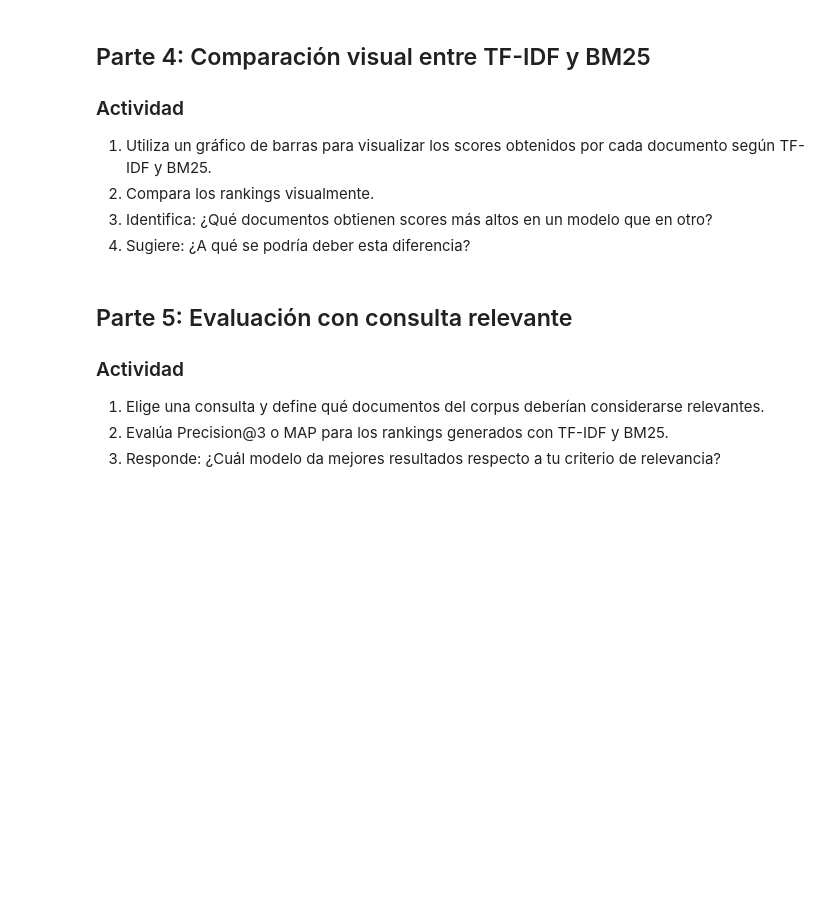
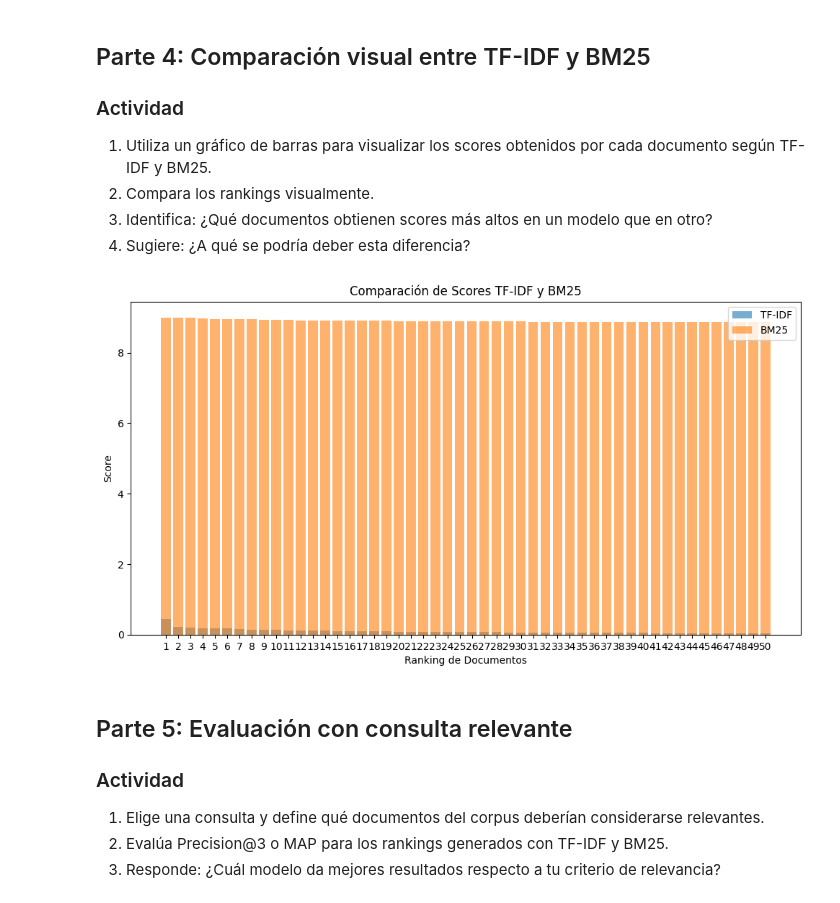
Before and after one commit to WilsonInga/ir25a, a Jupyter notebook: notebooks/04bm25-Wilson-Inga.ipynb, the cells around one changed output. Drawn from its saved outputs; the diff is of its cells as text; code cells hidden in the pictures; blank space fills up the shorter version.

```diff
--- a/notebooks/04bm25-Wilson-Inga.ipynb
+++ b/notebooks/04bm25-Wilson-Inga.ipynb
@@ -117,4 +67,0 @@ print(df)
-# %%
-vectorizer = TfidfVectorizer()
-corpus_vect = vectorizer.fit_transform(corpus_n)
-print(f"Shape del TF-IDF matrix: {corpus_vect.shape}")
@@ -202,6 +90,7 @@ print(query_vect)
 ### Calcular la similitud coseno
 # %%
 from sklearn.metrics.pairwise import cosine_similarity
-dist = cosine_similarity(query_vect, corpus_vect).flatten() # dist arreglo de similitudes de la consulta y cada documento entre [0-1]
+ # dist arreglo de similitudes de la consulta y cada documento entre [0-1]
+dist = cosine_similarity(query_vect, X).flatten()
 print(dist)
 # %% [output]
@@ -217,7 +106,7 @@ ranking_indices = dist.argsort()[::-1] # argsort devuelve índices de menor a ma
 # Construcción del DataFrame
 resultados = pd.DataFrame({
     'Ranking': range(1, top_k + 1),
-    'Documento': [corpus_n[i][:40].replace('\n', ' ') + '...' for i in ranking_indices[:top_k]],
+    'Documento': [corpus[i][:40].replace('\n', ' ') + '...' for i in ranking_indices[:top_k]],
     'Similitud coseno': [dist[i] for i in ranking_indices[:top_k]],
     #'Categoría': [target_names[target[i]] for i in ranking_indices[:top_k]] #
 })
@@ -256,7 +145,7 @@ print(resultados)
 from rank_bm25 import BM25Okapi
 
 # Crear el modelo BM25
-bm25 = BM25Okapi(corpus_n)
+bm25 = BM25Okapi(corpus)
 # Scores BM25 para la consulta
 scores_bm25 = bm25.get_scores(query)
 # Ranking de índices BM25
@@ -264,7 +153,7 @@ ranking_indices_bm25 = scores_bm25.argsort()[::-1]  # Ordenar de mayor a menor
 # Construcción del DataFrame BM25
 resultados_bm25 = pd.DataFrame({
     'Ranking BM25': range(1, top_k + 1),
-    'Documento': [corpus_n[i][:40].replace('\n', ' ') + '...' for i in ranking_indices_bm25[:top_k]],
+    'Documento': [corpus[i][:40].replace('\n', ' ') + '...' for i in ranking_indices_bm25[:top_k]],
     'Score BM25': [scores_bm25[i] for i in ranking_indices_bm25[:top_k]]
 })
 print(resultados_bm25)
@@ -295,3 +184,17 @@ print(resultados_bm25)
 2. Compara los rankings visualmente.
 3. Identifica: ¿Qué documentos obtienen scores más altos en un modelo que en otro?
 4. Sugiere: ¿A qué se podría deber esta diferencia?
+# %%
+# Gráfico de barras para visualizar los scores por cada documento tfidf y bm25
+import matplotlib.pyplot as plt
+plt.figure(figsize=(12, 6))
+plt.bar(resultados['Ranking'], resultados['Similitud coseno'], label='TF-IDF', alpha=0.6)
+plt.bar(resultados_bm25['Ranking BM25'], resultados_bm25['Score BM25'], label='BM25', alpha=0.6)
+plt.xlabel('Ranking de Documentos')
+plt.ylabel('Score')
+plt.title('Comparación de Scores TF-IDF y BM25')
+plt.xticks(range(1, top_k + 1))
+plt.legend()
+plt.show()
+# %% [output]
+[figure, added]
```
Also changed, not shown: parts of 19 cells of this notebook.
